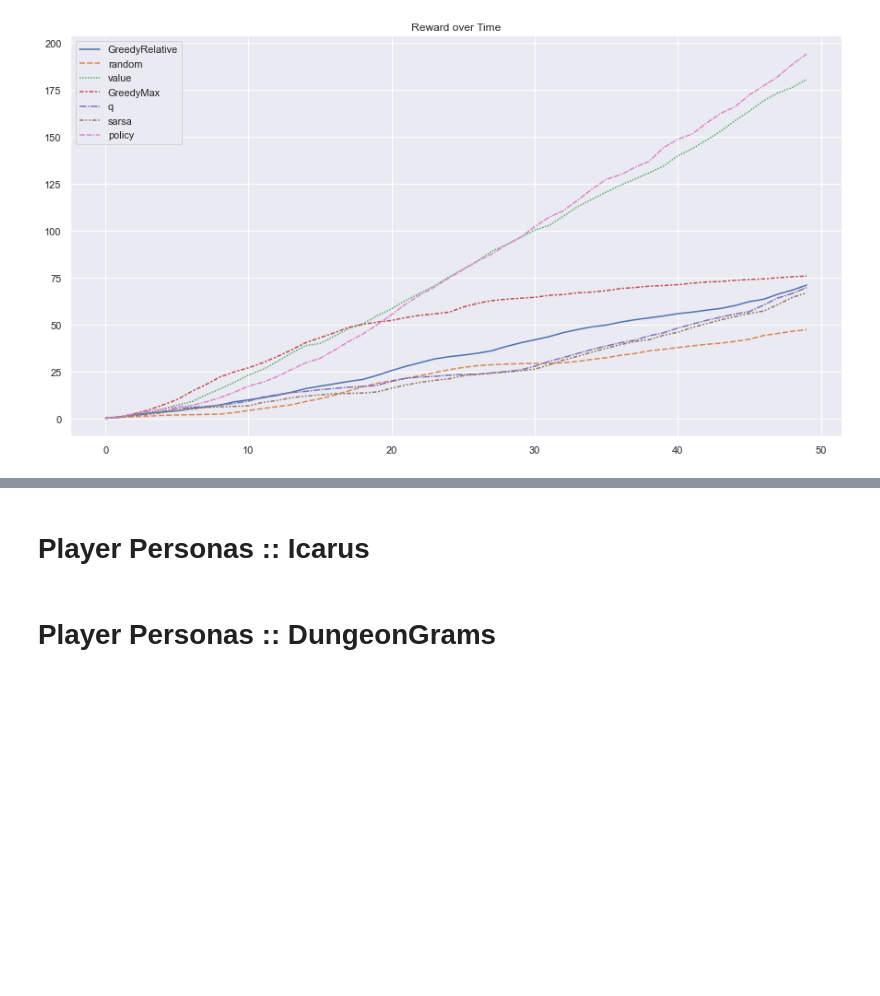
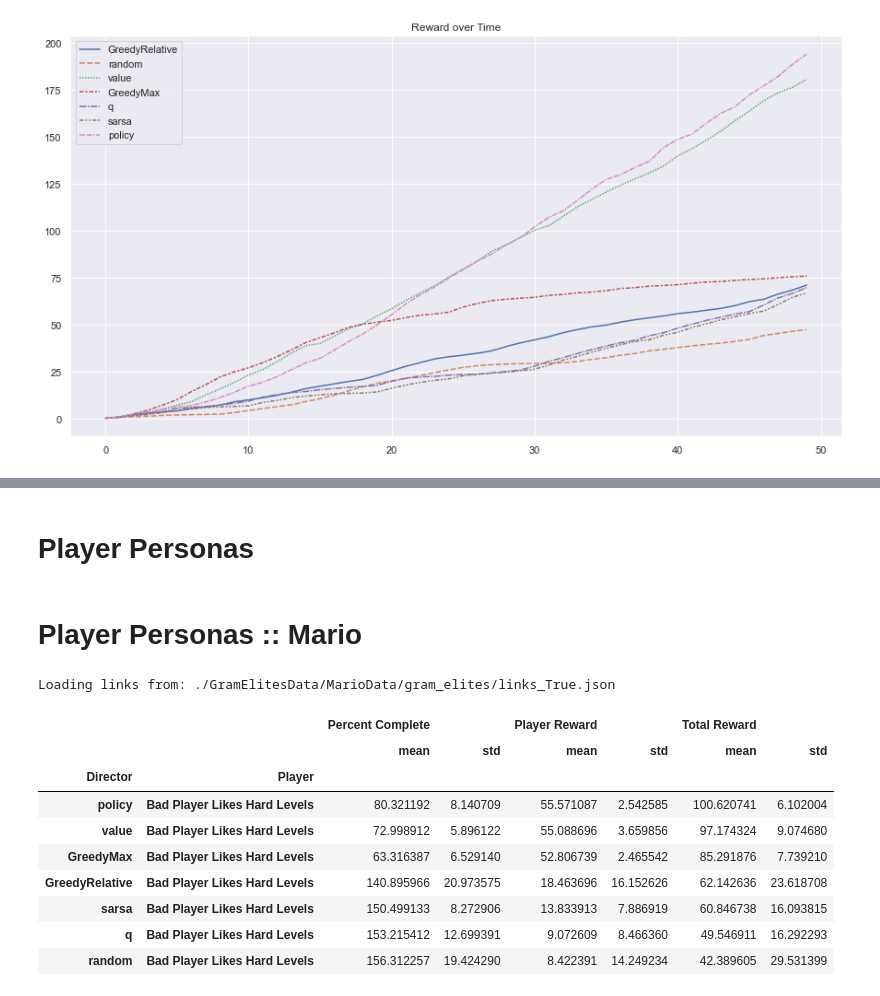
Before and after one commit to crowdgames/mdp-level-assembly, a Jupyter notebook: Analysis.ipynb, the cells around one changed output, grey strips where cells are left out. Cells and saved outputs as stored; diff of their text form; code cells hidden in the pictures; blank space fills up the shorter version.

Commit message:
support for running a persona n times and the notebook now builds a dataframe which gives the mean and standard deviation for three categories

```diff
--- a/Analysis.ipynb
+++ b/Analysis.ipynb
@@ -178,3 +169,0 @@ Loading links from: ./GramElitesData/DungeonData/gram_elites/links_True.json
-# %%
-for filename, data in playthroughs:
-    heatmap(data, graph, filename, config.MAX_BC)
@@ -201,3 +169,0 @@ Loading links from: ./GramElitesData/MarioData/gram_elites/links_True.json
-# %%
-for filename, data in playthroughs:
-    heatmap(data, graph, filename, config.MAX_BC)
@@ -224,3 +169,0 @@ Loading links from: ./GramElitesData/IcarusData/gram_elites/links_True.json
-# %%
-for filename, data in playthroughs:
-    heatmap(data, graph, filename, config.MAX_BC)
@@ -241,4 +170,52 @@ plot_reward_over_time(playthroughs)
-# %% [markdown]
-# Player Personas :: Icarus
-# %% [markdown]
-# Player Personas :: DungeonGrams
+# %% [markdown]
+# Player Personas
+# %%
+def get_df(playthroughs):
+    data = []
+    labels = ['Director', 'Player', 'Percent Complete', 'Player Reward', 'Total Reward']
+    for name, run_data in playthroughs:
+        director_name = name.split('.')[0].split('_')[-1]
+        player_name = name.split('_')[1]
+
+        for run in run_data:
+            run_percent_complete = 0
+            run_player_reward = 0
+            run_total_reward = 0
+
+            for lvl in run:
+                for _, percent_complete, player_reward, total_reward in lvl:
+                    run_percent_complete += percent_complete
+                    run_player_reward += player_reward
+                    run_total_reward += total_reward
+
+            data.append((
+                director_name,
+                player_name,
+                run_percent_complete,
+                run_player_reward,
+                run_total_reward))
+
+    return pd.DataFrame(data, columns=labels)\
+        .groupby(['Director', 'Player']).agg(['mean', 'std']) \
+        .sort_values(by=('Total Reward', 'mean'), ascending=False)
+# %% [markdown]
+# Player Personas :: Mario
+# %%
+config = Mario
+graph = Utility.get_graph(config, True)
+playthroughs = get_player_playthroughs(config, 'Bad Player Likes Hard Levels')
+df = get_df(playthroughs)
+mario_player_persona_table = df.to_latex() # store in case we want it
+df
+# %% [output]
+Loading links from: ./GramElitesData/MarioData/gram_elites/links_True.json
+|  |  | Percent Complete |  | Player Reward |  | Total Reward |  |
+|  |  | mean | std | mean | std | mean | std |
+| Director | Player |  |  |  |  |  |  |
+| policy | Bad Player Likes Hard Levels | 80.321192 | 8.140709 | 55.571087 | 2.542585 | 100.620741 | 6.102004 |
+| value | Bad Player Likes Hard Levels | 72.998912 | 5.896122 | 55.088696 | 3.659856 | 97.174324 | 9.074680 |
+| GreedyMax | Bad Player Likes Hard Levels | 63.316387 | 6.529140 | 52.806739 | 2.465542 | 85.291876 | 7.739210 |
+| GreedyRelative | Bad Player Likes Hard Levels | 140.895966 | 20.973575 | 18.463696 | 16.152626 | 62.142636 | 23.618708 |
+| sarsa | Bad Player Likes Hard Levels | 150.499133 | 8.272906 | 13.833913 | 7.886919 | 60.846738 | 16.093815 |
+| q | Bad Player Likes Hard Levels | 153.215412 | 12.699391 | 9.072609 | 8.466360 | 49.546911 | 16.292293 |
+| random | Bad Player Likes Hard Levels | 156.312257 | 19.424290 | 8.422391 | 14.249234 | 42.389605 | 29.531399 |
```
Also changed, not shown: parts of 17 cells of this notebook, 7 other files.
